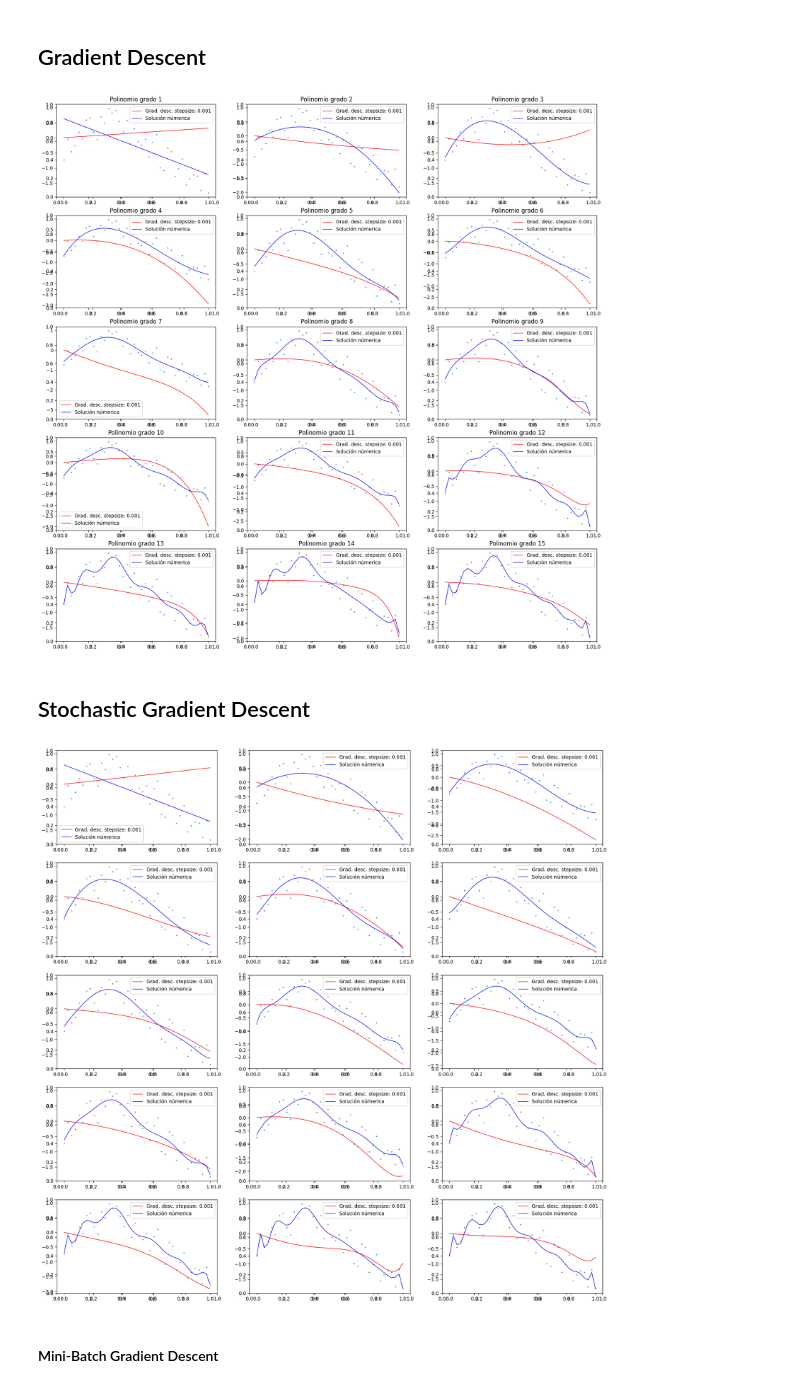
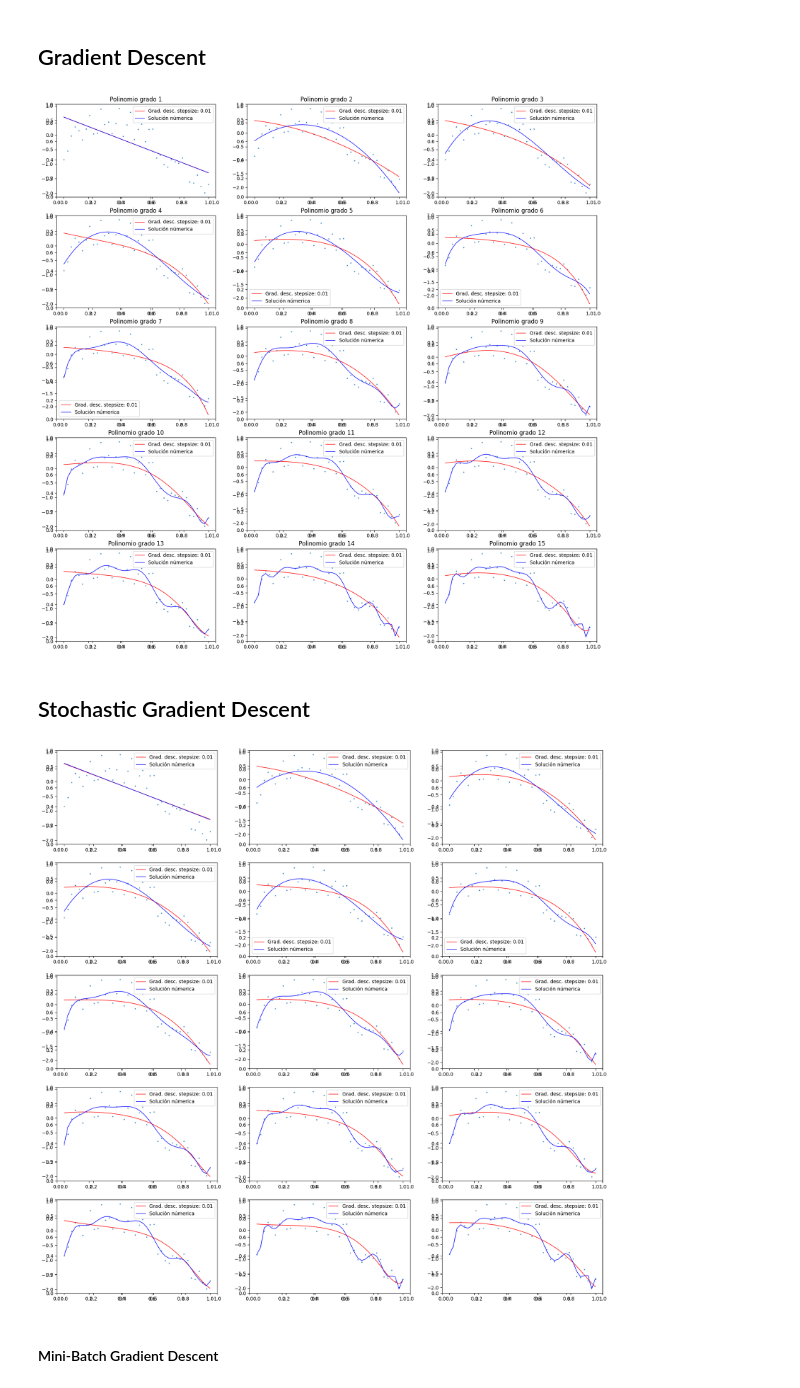
Before and after one commit to pedromperezc/Intro-AI, a Jupyter notebook: clase_5/ejercicio clase 5.ipynb, the cells around one changed output. Saved outputs shown, nothing was run; the diff lists cells and outputs as text; code cells hidden in the pictures.

```diff
--- a/clase_5/ejercicio clase 5.ipynb
+++ b/clase_5/ejercicio clase 5.ipynb
@@ -204,13 +204,14 @@ for i in range (1,16):
     # Hyperparameters
 
     # Set up the learning rate
-    lr_2 = 0.001
+    lr_2 = 0.01
     # Set up the n° of epochs
-    amt_epochs_2 = 5000
+    amt_epochs_2 = 1000
 
 
     W_manual= gradient_descent(X_expanded, y, lr=lr_2, amt_epochs=amt_epochs_2)
-
+    X_extended = np.hstack((x, np.ones((len(x),1))))
+    y_pred_manual =  np.dot(X_extended,np.reshape(W_manual, (-1)))
 
     coef.append(W_manual)
     ax = fig.add_subplot(5, 3, i)
@@ -220,12 +221,12 @@ for i in range (1,16):
     ax.scatter(x_data, y_data, alpha=0.8, s=2)
     y_pred = pipe.predict(x)
     plt.title("Polinomio grado " + str(i))
-    ax.plot(x_data, x@W_manual[1:,:], label ='Grad. desc. stepsize: {}'.format(lr_2),color='red', linewidth=1)
+    ax.plot(x_data, y_pred_manual, label ='Grad. desc. stepsize: {}'.format(lr_2),color='red', linewidth=1)
     ax.plot(x_data, y_pred, label ='Solución númerica' ,color='blue', linewidth=1)
     ax.legend()
 plt.show()
 # %% [output]
-[figure, old version]
+[figure, new version]
 # %% [markdown]
 ## Stochastic Gradient Descent
 # %%
@@ -238,37 +239,39 @@ for i in range (1,16):
                 ])
 
 
     x = data.iloc[:,0:i]
     y = np.reshape(data.y.values, (-1,1))
     pipe.fit(x,y)
 
     # Expand the input with a column of "1"
     X_expanded = np.hstack((x, np.ones((len(x),1))))
 
     # Hyperparameters
 
     # Set up the learning rate
-    lr_2 = 0.001
+    lr_2 = 0.01
     # Set up the n° of epochs
-    amt_epochs_2 = 5000
+    amt_epochs_2 = 1000
 
 
     W_manual = stochastic_gradient_descent(X_expanded, y, lr=lr_2, amt_epochs=amt_epochs_2)
+    X_extended = np.hstack((x, np.ones((len(x),1))))
+    y_pred_manual =  np.dot(X_extended,np.reshape(W_manual, (-1)))
 
     coef.append(W_manual)
     ax = fig.add_subplot(5, 3, i)
 
 
     #Plot resulting fits on data
     ax = fig.add_subplot(5, 3, i)
     ax.scatter(x_data, y_data, alpha=0.8, s=2)
     y_pred = pipe.predict(x)
-    ax.plot(x_data, x@W_manual[1:,:], label ='Grad. desc. stepsize: {}'.format(lr_2),color='red', linewidth=1)
+    ax.plot(x_data, y_pred_manual, label ='Grad. desc. stepsize: {}'.format(lr_2),color='red', linewidth=1)
     ax.plot(x_data, y_pred, label ='Solución númerica' ,color='blue', linewidth=1)
     ax.legend()
 plt.show()
 # %% [output]
-[figure, old version]
+[figure, new version]
 # %% [markdown]
 #### Mini-Batch Gradient Descent
 # %%
```
Also changed, not shown: parts of 12 cells of this notebook, 2 other files.
